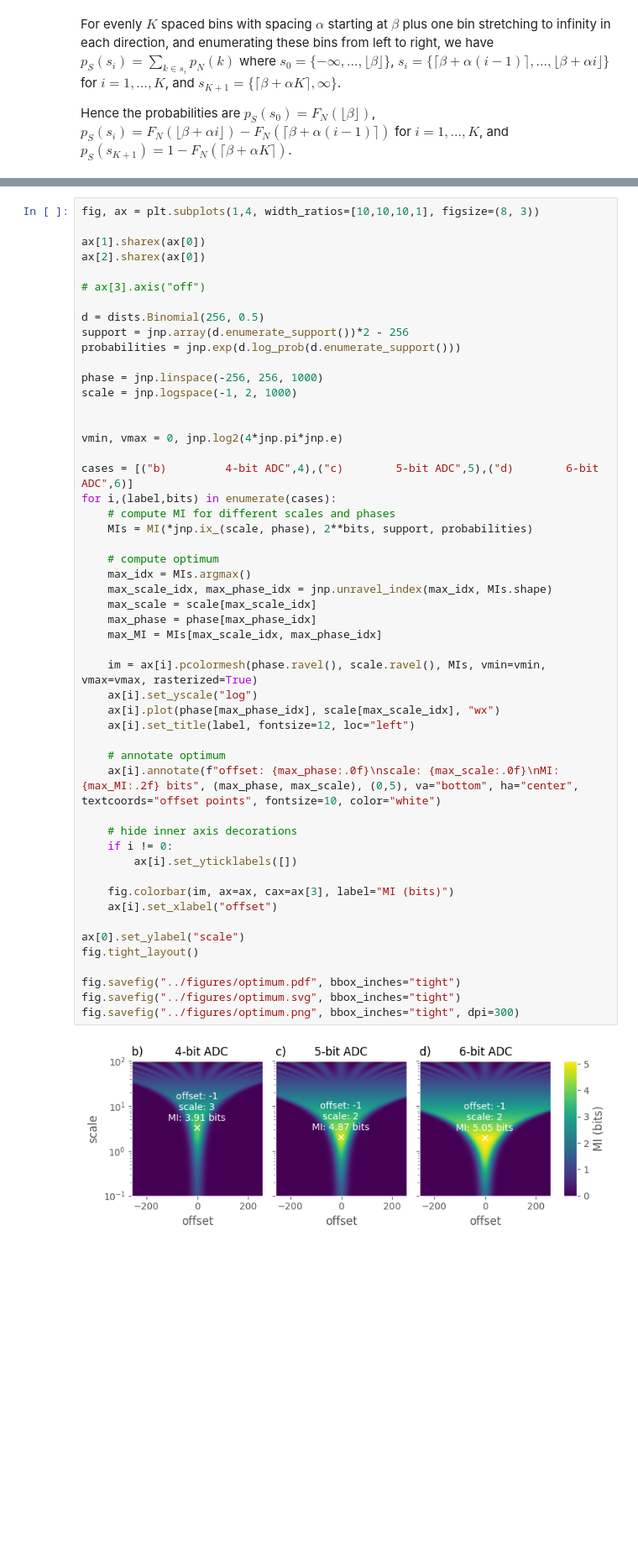
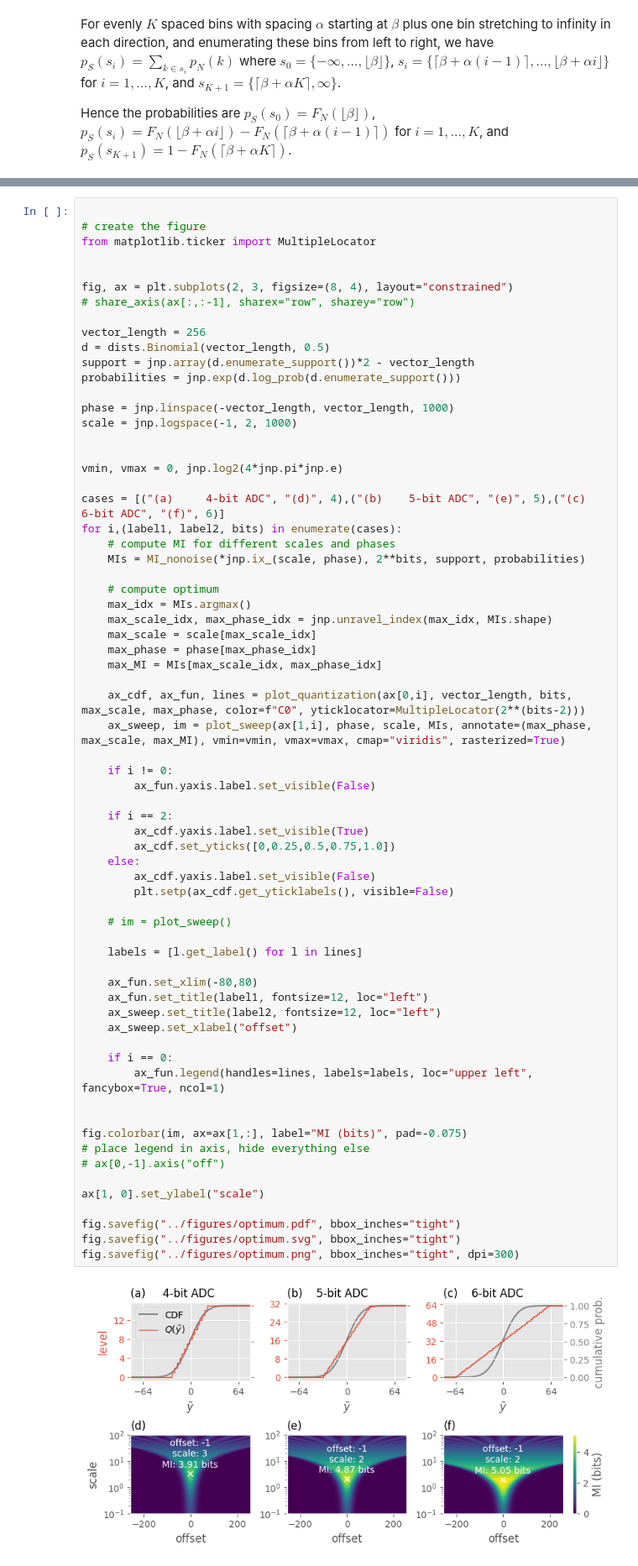
Before and after one commit to Integrated-Systems-Neuroengineering/optquant, a Jupyter notebook: experiments/derivation.ipynb, the cells around one changed output, grey strips where cells are left out. Shown: that part at 84% size. Saved outputs shown, nothing was run; the diff lists cells and outputs as text; blank space fills up the shorter version.

```diff
--- a/experiments/derivation.ipynb
+++ b/experiments/derivation.ipynb
@@ -43,53 +28,69 @@ def MI(alpha, beta, K, values, probabilities):
 # %%
-fig, ax = plt.subplots(1,4, width_ratios=[10,10,10,1], figsize=(8, 3))
 
-ax[1].sharex(ax[0])
-ax[2].sharex(ax[0])
+# create the figure
+from matplotlib.ticker import MultipleLocator
 
-# ax[3].axis("off")
 
-d = dists.Binomial(256, 0.5)
-support = jnp.array(d.enumerate_support())*2 - 256
+fig, ax = plt.subplots(2, 3, figsize=(8, 4), layout="constrained")
+# share_axis(ax[:,:-1], sharex="row", sharey="row")
+
+vector_length = 256
+d = dists.Binomial(vector_length, 0.5)
+support = jnp.array(d.enumerate_support())*2 - vector_length
 probabilities = jnp.exp(d.log_prob(d.enumerate_support()))
 
-phase = jnp.linspace(-256, 256, 1000)
+phase = jnp.linspace(-vector_length, vector_length, 1000)
 scale = jnp.logspace(-1, 2, 1000)
 
 
 vmin, vmax = 0, jnp.log2(4*jnp.pi*jnp.e)
 
-cases = [("b)         4-bit ADC",4),("c)        5-bit ADC",5),("d)        6-bit ADC",6)]
-for i,(label,bits) in enumerate(cases):
+cases = [("(a)     4-bit ADC", "(d)", 4),("(b)    5-bit ADC", "(e)", 5),("(c)    6-bit ADC", "(f)", 6)]
+for i,(label1, label2, bits) in enumerate(cases):
     # compute MI for different scales and phases
-    MIs = MI(*jnp.ix_(scale, phase), 2**bits, support, probabilities)
+    MIs = MI_nonoise(*jnp.ix_(scale, phase), 2**bits, support, probabilities)
 
     # compute optimum
     max_idx = MIs.argmax()
     max_scale_idx, max_phase_idx = jnp.unravel_index(max_idx, MIs.shape)
     max_scale = scale[max_scale_idx]
     max_phase = phase[max_phase_idx]
     max_MI = MIs[max_scale_idx, max_phase_idx]
 
-    im = ax[i].pcolormesh(phase.ravel(), scale.ravel(), MIs, vmin=vmin, vmax=vmax, rasterized=True)
-    ax[i].set_yscale("log")
-    ax[i].plot(phase[max_phase_idx], scale[max_scale_idx], "wx")
-    ax[i].set_title(label, fontsize=12, loc="left")
+    ax_cdf, ax_fun, lines = plot_quantization(ax[0,i], vector_length, bits, max_scale, max_phase, color=f"C0", yticklocator=MultipleLocator(2**(bits-2)))
+    ax_sweep, im = plot_sweep(ax[1,i], phase, scale, MIs, annotate=(max_phase, max_scale, max_MI), vmin=vmin, vmax=vmax, cmap="viridis", rasterized=True)
 
-    # annotate optimum
-    ax[i].annotate(f"offset: {max_phase:.0f}\nscale: {max_scale:.0f}\nMI: {max_MI:.2f} bits", (max_phase, max_scale), (0,5), va="bottom", ha="center", textcoords="offset points", fontsize=10, color="white")
+    if i != 0:
+        ax_fun.yaxis.label.set_visible(False)
 
-    # hide inner axis decorations
-    if i != 0:
-        ax[i].set_yticklabels([])
+    if i == 2:
+        ax_cdf.yaxis.label.set_visible(True)
+        ax_cdf.set_yticks([0,0.25,0.5,0.75,1.0])
+    else:
+        ax_cdf.yaxis.label.set_visible(False)
+        plt.setp(ax_cdf.get_yticklabels(), visible=False)
 
-    fig.colorbar(im, ax=ax, cax=ax[3], label="MI (bits)")
-    ax[i].set_xlabel("offset")
+    # im = plot_sweep()
 
-ax[0].set_ylabel("scale")
-fig.tight_layout()
+    labels = [l.get_label() for l in lines]
+
+    ax_fun.set_xlim(-80,80)
+    ax_fun.set_title(label1, fontsize=12, loc="left")
+    ax_sweep.set_title(label2, fontsize=12, loc="left")
+    ax_sweep.set_xlabel("offset")
+
+    if i == 0:
+        ax_fun.legend(handles=lines, labels=labels, loc="upper left", fancybox=True, ncol=1)
+
+
+fig.colorbar(im, ax=ax[1,:], label="MI (bits)", pad=-0.075)
+# place legend in axis, hide everything else
+# ax[0,-1].axis("off")
+
+ax[1, 0].set_ylabel("scale")
 
 fig.savefig("../figures/optimum.pdf", bbox_inches="tight")
 fig.savefig("../figures/optimum.svg", bbox_inches="tight")
 fig.savefig("../figures/optimum.png", bbox_inches="tight", dpi=300)
 # %% [output]
-[figure, old version]
+[figure, new version]
```
Also changed, not shown: parts of 5 cells of this notebook, 21 other files.
